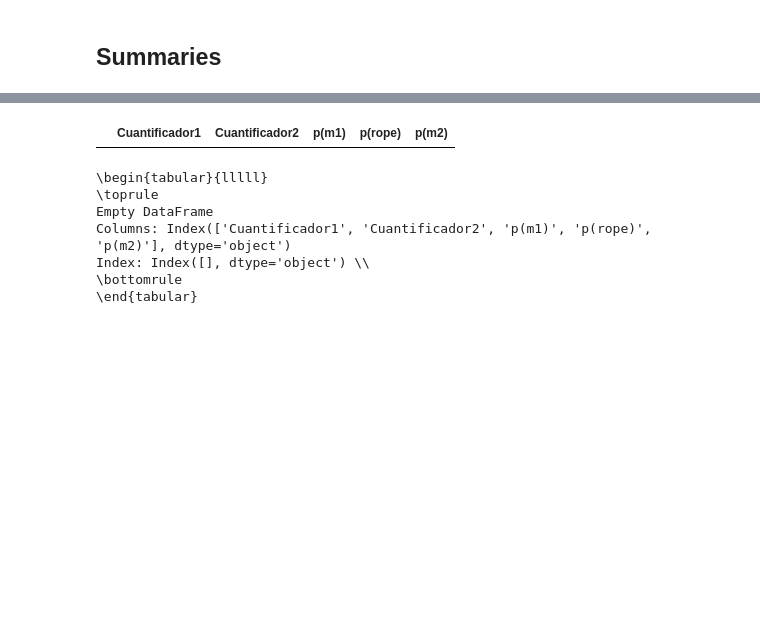
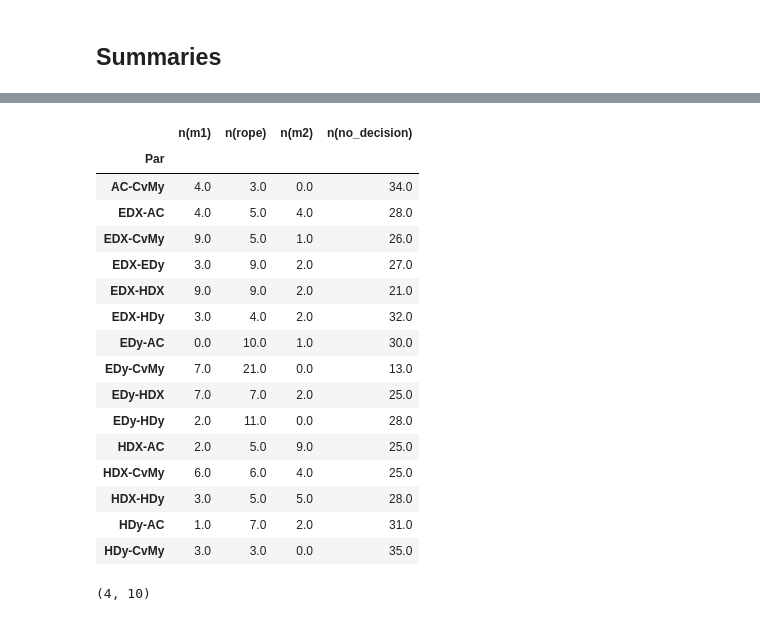
Before and after one commit to albertorepo/analisis-cuantificacion, a Jupyter notebook: ExploreResults.ipynb, the cells around one changed output, grey strips where cells are left out. Saved outputs shown, nothing was run; the diff lists cells and outputs as text; code cells hidden in the pictures; blank space fills up the shorter version.

```diff
--- a/ExploreResults.ipynb
+++ b/ExploreResults.ipynb
@@ -199,28 +64,6 @@ prob_df = pd.read_csv("prob_test_20x50.csv")
-# %%
-fig, axs = plt.subplots(len(methods), len(methods), figsize=(25, 25))
-_ = [axs[i][i].axis("off") for i in range(len(methods))]
-_ = [axs[i][i].text(0.32, 0.42, methods[i], fontsize=60) for i in range(len(methods))]
-
-methods_combs = combinations(methods, 2)
-
-for m1, m2 in methods_combs:
-    i, j = methods.index(m1), methods.index(m2)
-    try:
-        data_hdx = get_data(m1, aggregate=True)
-        data_hdy = get_data(m2, aggregate=True)
-
-        test = bc.SignTest(data_hdx, data_hdy, 0.01)
-        plot_simplex(test, axs[i][j], names=(m1, m2))
-        plot_simplex(test, axs[j][i], names=(m1, m2))
-    except RuntimeError as err:
-        print("Failed Signed Test between ", m1, m2, err)
-
-    plt.savefig("figures/Signed_20x50bags.png")
-
-fig.tight_layout()
 # %%
 def get_data_one_ds(method, dataset, aggregate=False):
-    results = pd.read_csv("results_nonlinear_geometric_clf_1000bags.csv")
+    results = pd.read_csv("results_distance_methods_20x50_agg.csv")
 
     results = results[np.logical_and(results.method == method, results.dataset == dataset)]
     maes = results["mae"].values
@@ -244,6 +87,6 @@ for m1, m2 in tqdm(methods_combs):
     for dname in dataset_names:
         data1 = get_data_one_ds(m1, dname)
         data2 = get_data_one_ds(m2, dname)
-        test = bc.two_on_single(data1, data2, rope=0.01)
+        test = bc.two_on_single(data1, data2, rope=0.01, runs=20)
         two_on_single_df = two_on_single_df.append(pd.DataFrame([[m1, m2, dname] + list(test)], columns=["Cuantificador1", "Cuantificador2", "Dataset", "p(m1)", "p(rope)", "p(m2)"]))
 two_on_single_df["Par"] = two_on_single_df.Cuantificador1 + "-" + two_on_single_df.Cuantificador2
@@ -259,14 +112,24 @@ test = bc.two_on_single(data1, data2, rope=0.01, plot=True)
-# %%
-prob_df
-# %% [output]
-|  | Cuantificador1 | Cuantificador2 | p(m1) | p(rope) | p(m2) |
-# %%
-print(prob_df.to_latex(index=None))
-# %% [output]
-\begin{tabular}{lllll}
-\toprule
-Empty DataFrame
-Columns: Index(['Cuantificador1', 'Cuantificador2', 'p(m1)', 'p(rope)', 'p(m2)'], dtype='object')
-Index: Index([], dtype='object') \\
-\bottomrule
-\end{tabular}
+# %%
+final_df
+# %% [output]
+|  | n(m1) | n(rope) | n(m2) | n(no_decision) |
+| Par |  |  |  |  |
+| AC-CvMy | 4.0 | 3.0 | 0.0 | 34.0 |
+| EDX-AC | 4.0 | 5.0 | 4.0 | 28.0 |
+| EDX-CvMy | 9.0 | 5.0 | 1.0 | 26.0 |
+| EDX-EDy | 3.0 | 9.0 | 2.0 | 27.0 |
+| EDX-HDX | 9.0 | 9.0 | 2.0 | 21.0 |
+| EDX-HDy | 3.0 | 4.0 | 2.0 | 32.0 |
+| EDy-AC | 0.0 | 10.0 | 1.0 | 30.0 |
+| EDy-CvMy | 7.0 | 21.0 | 0.0 | 13.0 |
+| EDy-HDX | 7.0 | 7.0 | 2.0 | 25.0 |
+| EDy-HDy | 2.0 | 11.0 | 0.0 | 28.0 |
+| HDX-AC | 2.0 | 5.0 | 9.0 | 25.0 |
+| HDX-CvMy | 6.0 | 6.0 | 4.0 | 25.0 |
+| HDX-HDy | 3.0 | 5.0 | 5.0 | 28.0 |
+| HDy-AC | 1.0 | 7.0 | 2.0 | 31.0 |
+| HDy-CvMy | 3.0 | 3.0 | 0.0 | 35.0 |
+# %%
+two_on_single_df[np.logical_or(np.logical_or(two_on_single_df["p(m1)"] == 1.0, two_on_single_df["p(m2)"] == 1.0), two_on_single_df["p(rope)"] == 1.0)].shape
+# %% [output]
+(4, 10)
```
Also changed, not shown: parts of 15 cells of this notebook, 20 other files.
